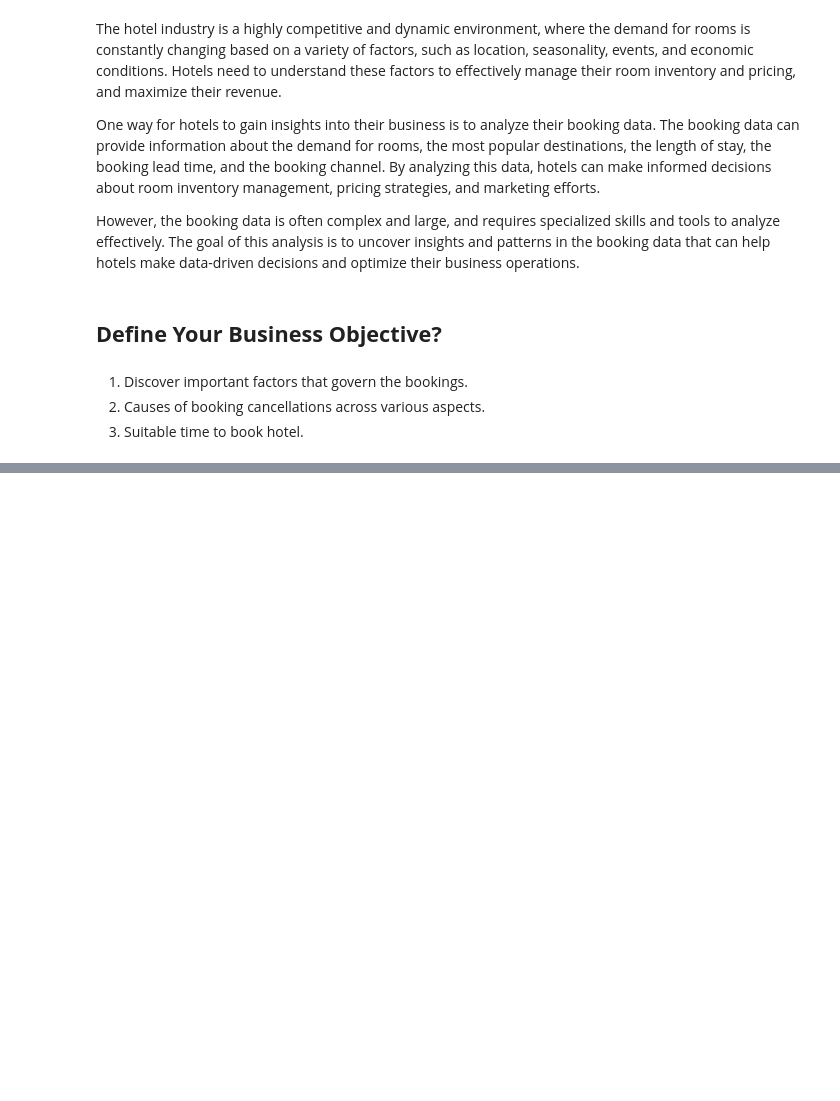
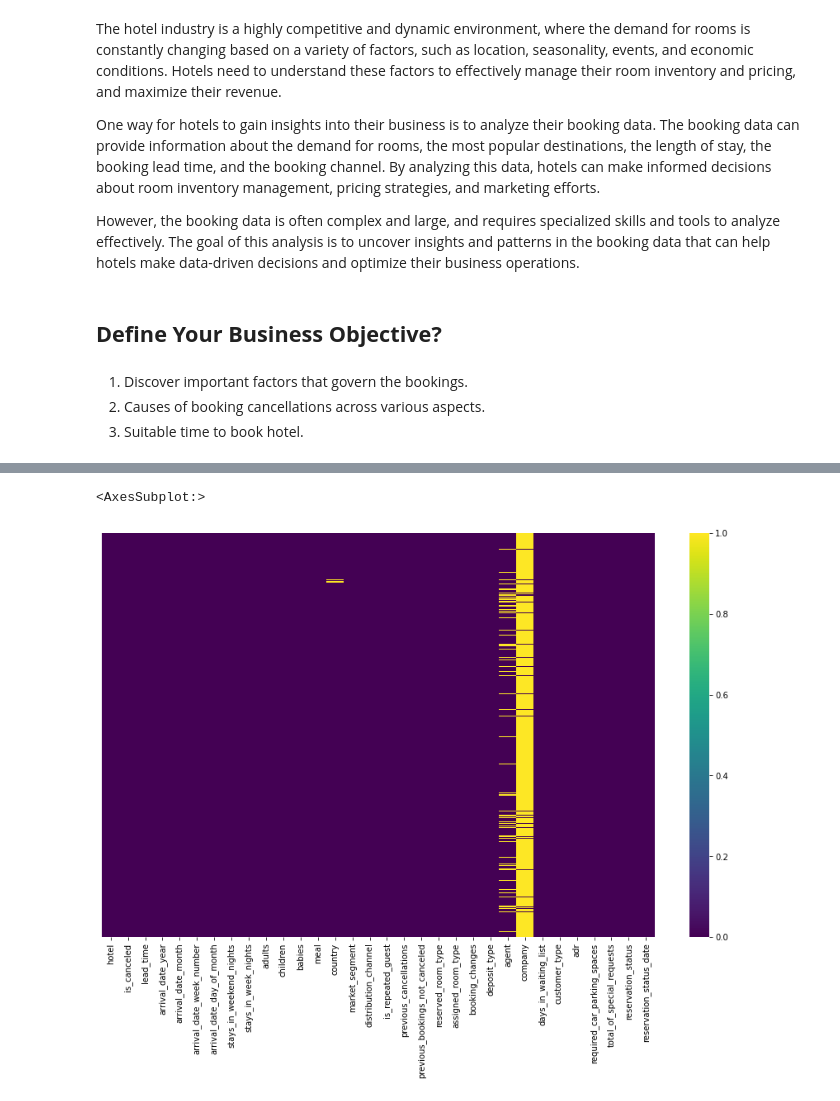
Before and after one commit to dhar9571/Python---Hotel-Booking-Data-Analysis, a Jupyter notebook: Capstone_Project_EDA_Hotel_Bookings_Data.ipynb, the cells around one changed output, grey strips where cells are left out. Cells and saved outputs as stored; diff of their text form; code cells hidden in the pictures; blank space fills up the shorter version.

```diff
--- a/Capstone_Project_EDA_Hotel_Bookings_Data.ipynb
+++ b/Capstone_Project_EDA_Hotel_Bookings_Data.ipynb
@@ -25,0 +97,6 @@ However, the booking data is often complex and large, and requires specialized s
+# %%
+# importing
+
+data_path = "/content/drive/MyDrive/Colab Notebooks/AlmaBetter/Full Stack Data Science/Module 1/Capstone Project/Hotel Bookings.csv"
+
+data = pd.read_csv(data_path)
@@ -25,0 +105,9 @@ However, the booking data is often complex and large, and requires specialized s
+# %%
+# Dataset First Look
+
+dataframe = pd.DataFrame(data)
+
+#setting up to show all the columns:
+pd.set_option('display.max_columns',32)
+
+dataframe.head()
@@ -25,0 +189,10 @@ However, the booking data is often complex and large, and requires specialized s
+# %%
+# visualizing the null values through heatmap
+
+#setting up figure size:
+plt.figure(figsize=(15, 9))
+
+sns.heatmap(dataframe.isna(),yticklabels=False,cbar=True,cmap='viridis')
+# %% [output]
+<AxesSubplot:>
+[figure, added]
```
Also changed, not shown: parts of 43 cells of this notebook.
